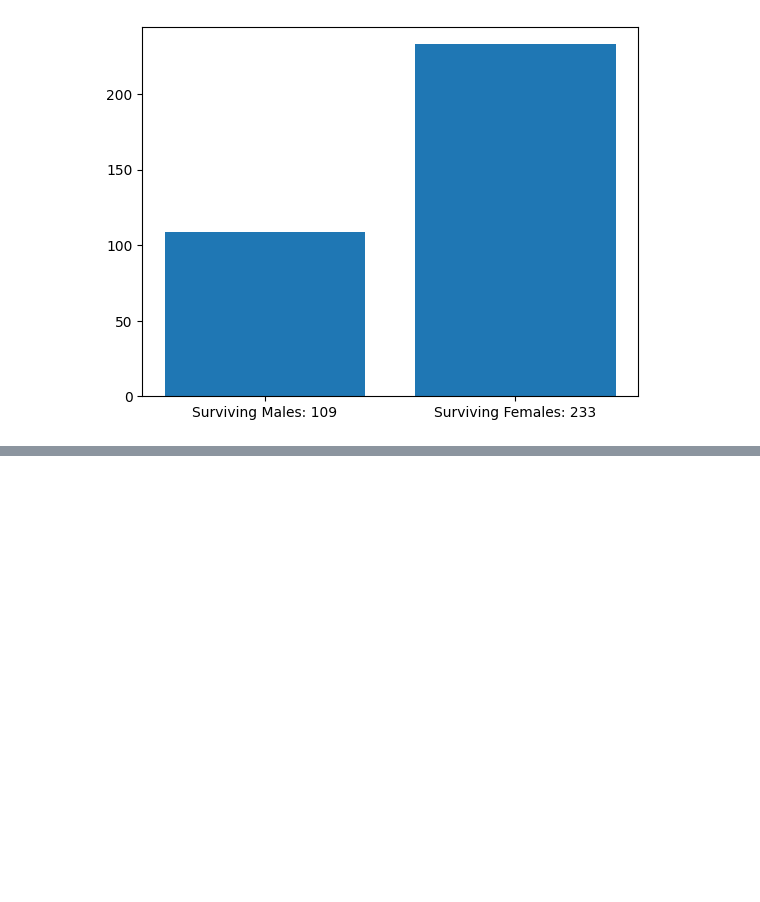
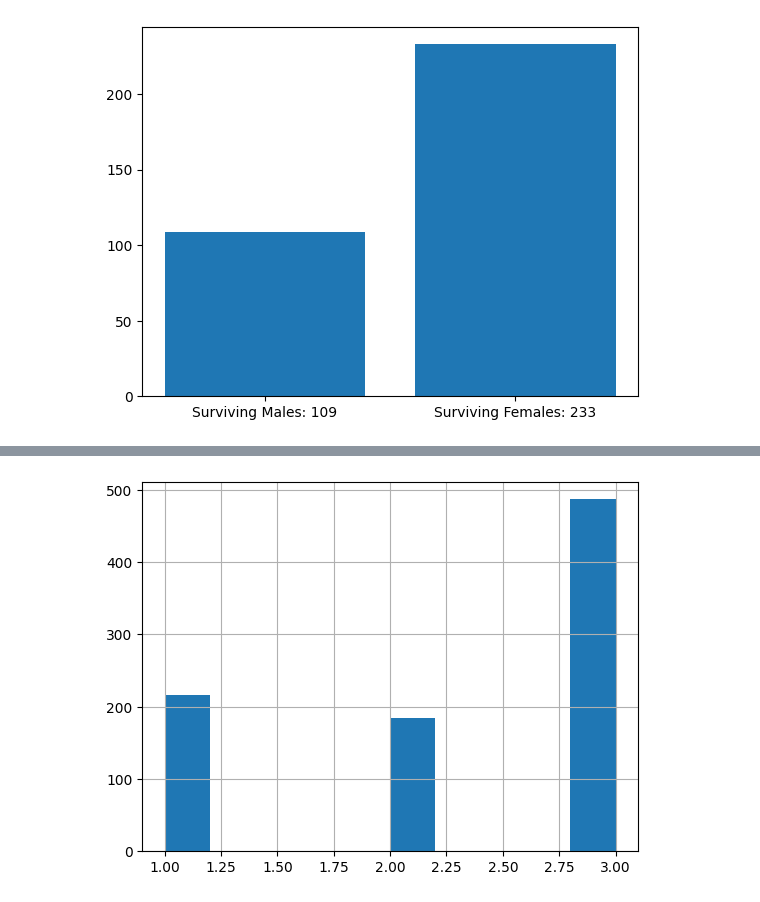
Before and after one commit to jaowens14/csu-hw, a Jupyter notebook: CT5.ipynb, the cells around one changed output, grey strips where cells are left out. Saved outputs shown, nothing was run; the diff lists cells and outputs as text; code cells hidden in the pictures; blank space fills up the shorter version.

Commit message:
finished charts and questions

```diff
--- a/CT5.ipynb
+++ b/CT5.ipynb
@@ -138 +94,8 @@ Name: Age, Length: 887, dtype: float64
 [figure]
+# %%
+# Chart 4 #
+# class break down
+titanic_data['Passenger Class'].hist()
+plt.show()
+# %% [output]
+[figure, added]
```
Also changed, not shown: parts of 11 cells of this notebook.
